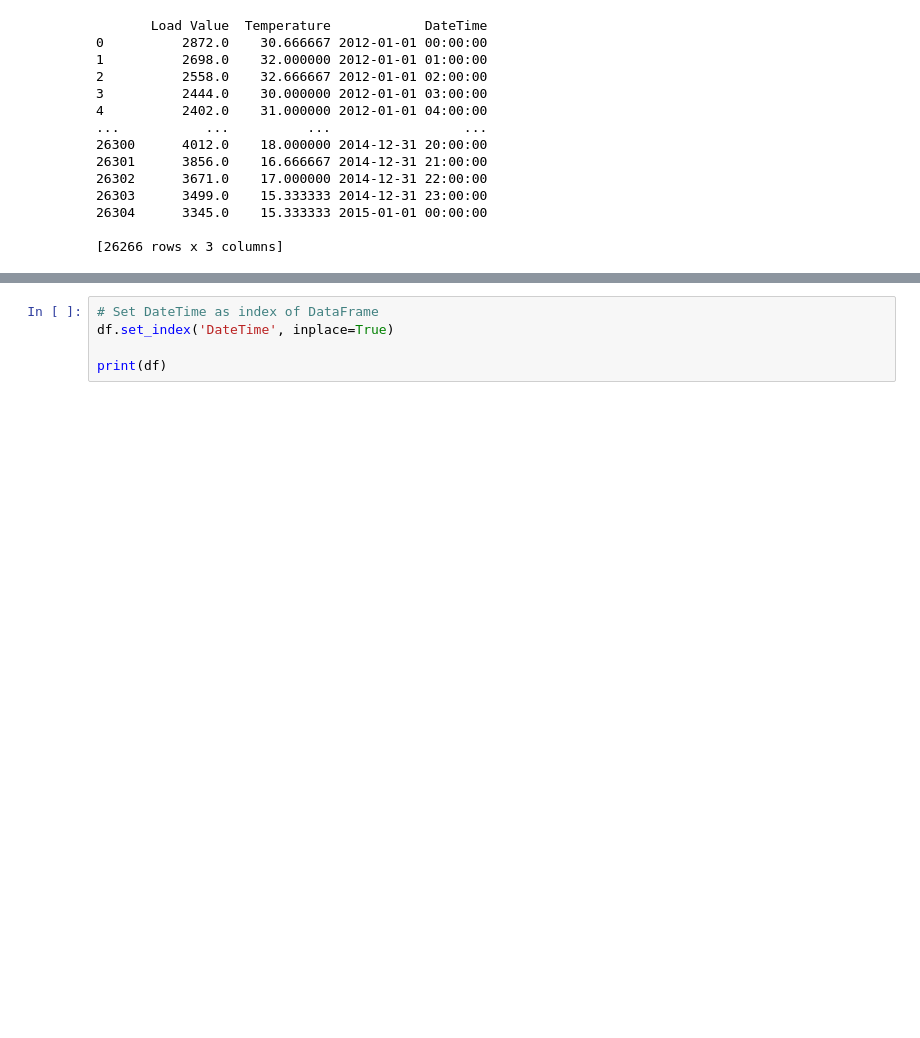
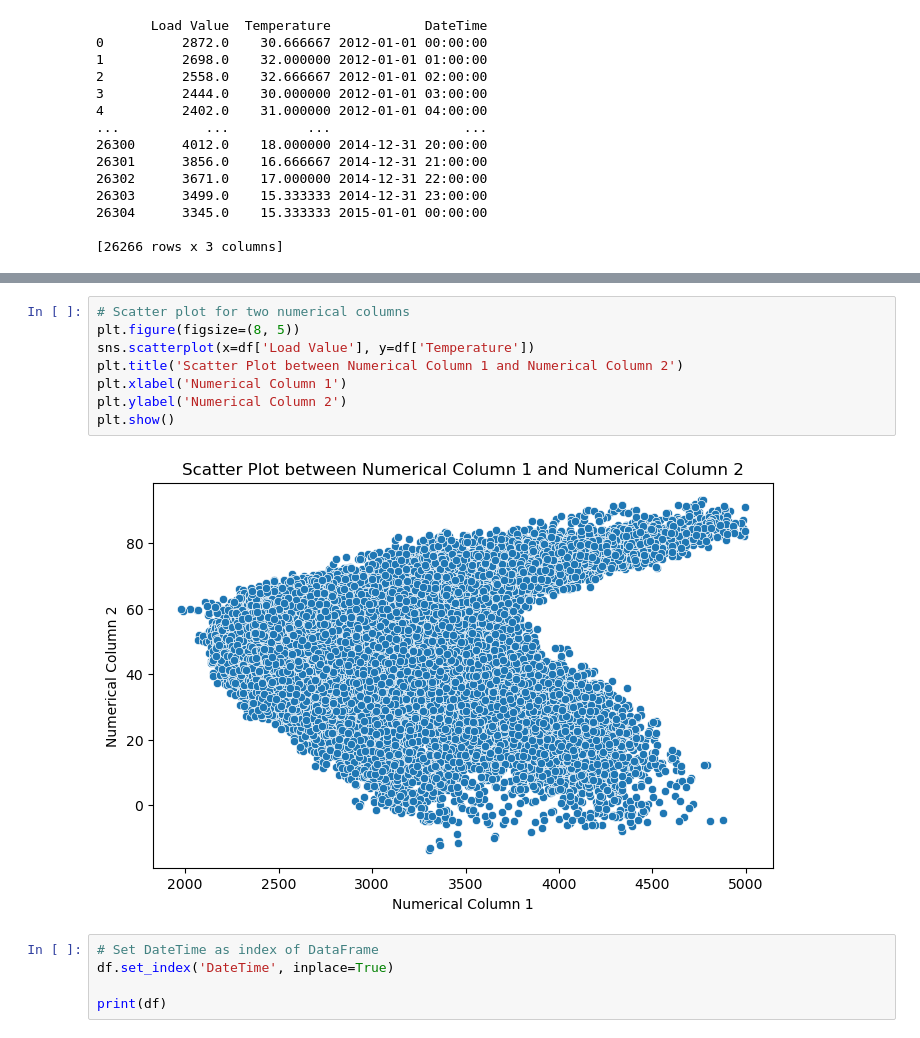
Before and after one commit to valerio1221/Minnd, a Jupyter notebook: t2.ipynb, the cells around one changed output, grey strips where cells are left out. Saved outputs shown, nothing was run; the diff lists cells and outputs as text; blank space fills up the shorter version.

```diff
--- a/t2.ipynb
+++ b/t2.ipynb
@@ -264,3 +274,13 @@ print(df)
+# %%
+# Scatter plot for two numerical columns
+plt.figure(figsize=(8, 5))
+sns.scatterplot(x=df['Load Value'], y=df['Temperature'])
+plt.title('Scatter Plot between Numerical Column 1 and Numerical Column 2')
+plt.xlabel('Numerical Column 1')
+plt.ylabel('Numerical Column 2')
+plt.show()
+# %% [output]
+[figure, added]
 # %%
 # Set DateTime as index of DataFrame
 df.set_index('DateTime', inplace=True)
```
Also changed, not shown: parts of 2 cells of this notebook.
